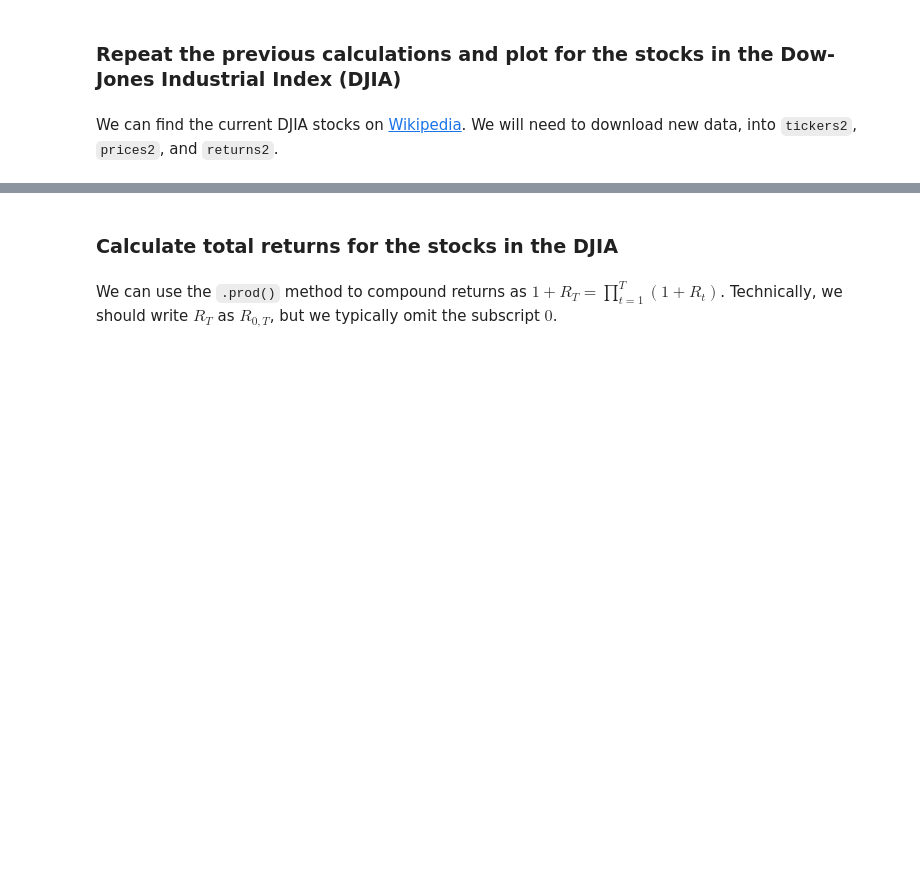
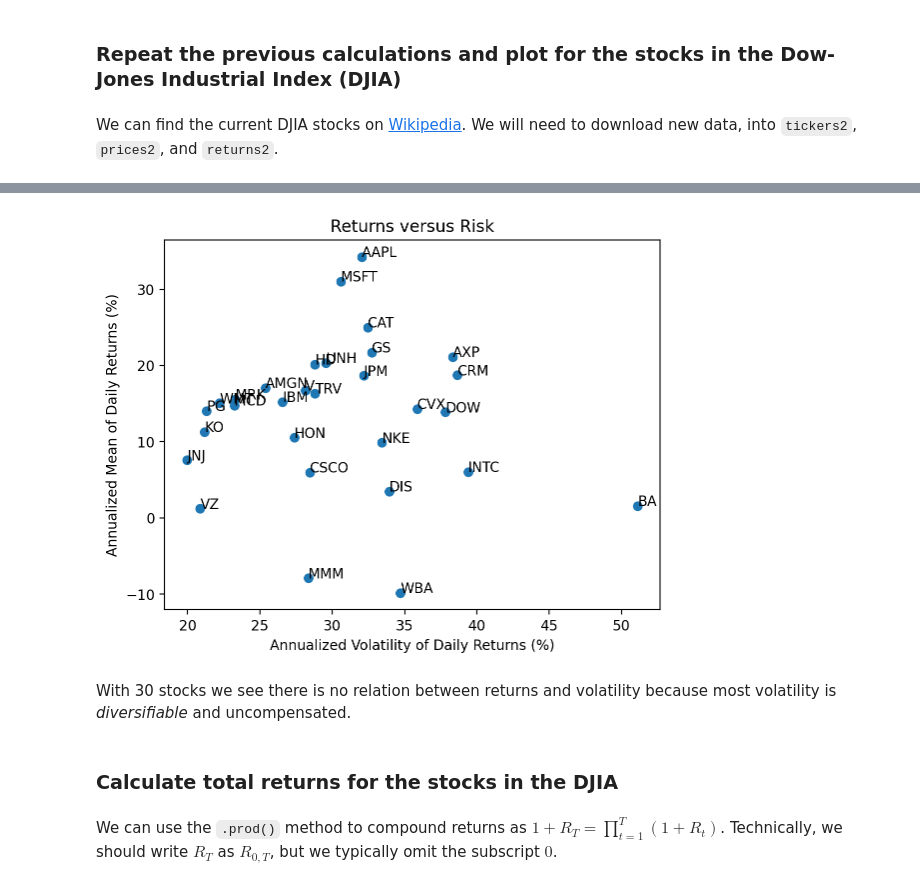
Before and after one commit to richard-herron/fina-6333-2024-spring, a Jupyter notebook: Notebooks/mckinney_05_practice_02.ipynb, the cells around one changed output, grey strips where cells are left out. Drawn from its saved outputs; the diff is of its cells as text; code cells hidden in the pictures; blank space fills up the shorter version.

```diff
--- a/Notebooks/mckinney_05_practice_02.ipynb
+++ b/Notebooks/mckinney_05_practice_02.ipynb
@@ -258,3 +263,8 @@ plt.show() # suppresses output of last function call
 # %% [markdown]
 We can find the current DJIA stocks on [Wikipedia](https://en.wikipedia.org/wiki/Dow_Jones_Industrial_Average).
 We will need to download new data, into `tickers2`, `prices2`, and `returns2`.
+# %%
+url2 = 'https://en.wikipedia.org/wiki/Dow_Jones_Industrial_Average'
+wiki2 = pd.read_html(io=url2)
+tickers2 = wiki2[1]['Symbol'].to_list()
+tickers2[:5]
@@ -260,0 +273,2 @@ We will need to download new data, into `tickers2`, `prices2`, and `returns2`.
+# %%
+prices2 = yf.download(tickers=tickers2)
@@ -260,0 +277,9 @@ We will need to download new data, into `tickers2`, `prices2`, and `returns2`.
+# %%
+returns2 = (
+    prices2['Adj Close'] # slice the adj close columns for all 30 tickers
+    .iloc[:-1] # drop last row with incomplete prices because we are before the close
+    .pct_change() # calculate returns
+    .dropna() # drops any row with incomplete data
+)
+
+returns2
@@ -261,3 +301,32 @@ We will need to download new data, into `tickers2`, `prices2`, and `returns2`.
+# %%
+vols2 = returns2.std().mul(np.sqrt(252) * 100)
+means2 = returns2.mean().mul(252 * 100)
+
+plt.scatter(
+    x=vols2,
+    y=means2
+)
+
+plt.xlabel('Annualized Volatility of Daily Returns (%)')
+plt.ylabel('Annualized Mean of Daily Returns (%)')
+
+# plt.xlim((0, vols2.max() + 5))
+# plt.ylim((0, means2.max() + 5))
+
+# add tickers to each point
+for i in means2.index: # loop over ticker index
+    plt.text( # plots string s at coordinates x and y
+        x=vols2[i], # indexes volatility
+        y=means2[i], # indexes mean return
+        s=i # ticker index
+    )
+
+plt.title('Returns versus Risk')
+plt.show() # suppresses output of last function call
+# %% [output]
+[figure, added]
+# %% [markdown]
+With 30 stocks we see there is no relation between returns and volatility because most volatility is *diversifiable* and uncompensated.
 # %% [markdown]
 ### Calculate total returns for the stocks in the DJIA
 # %% [markdown]
```
Also changed, not shown: parts of 30 cells of this notebook, 7 other files.
